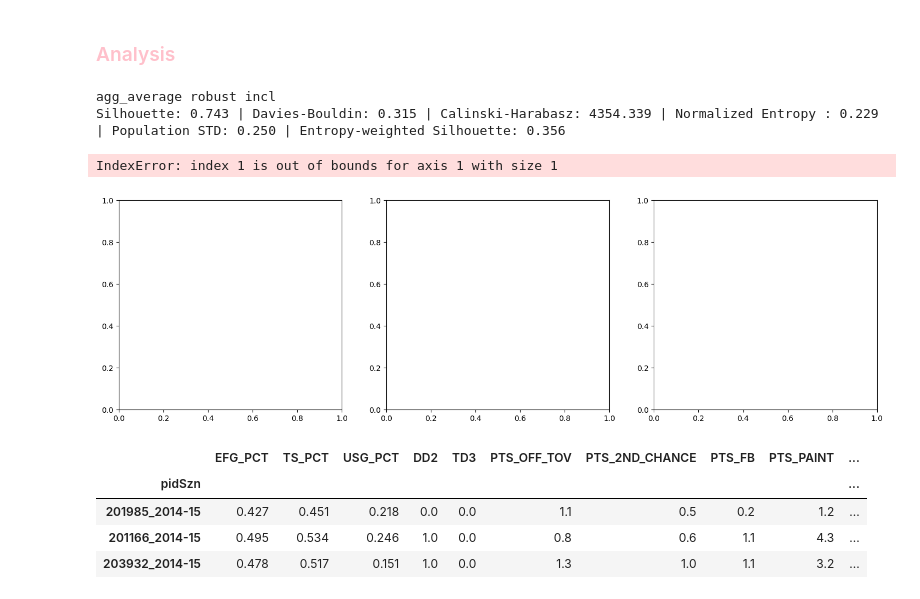
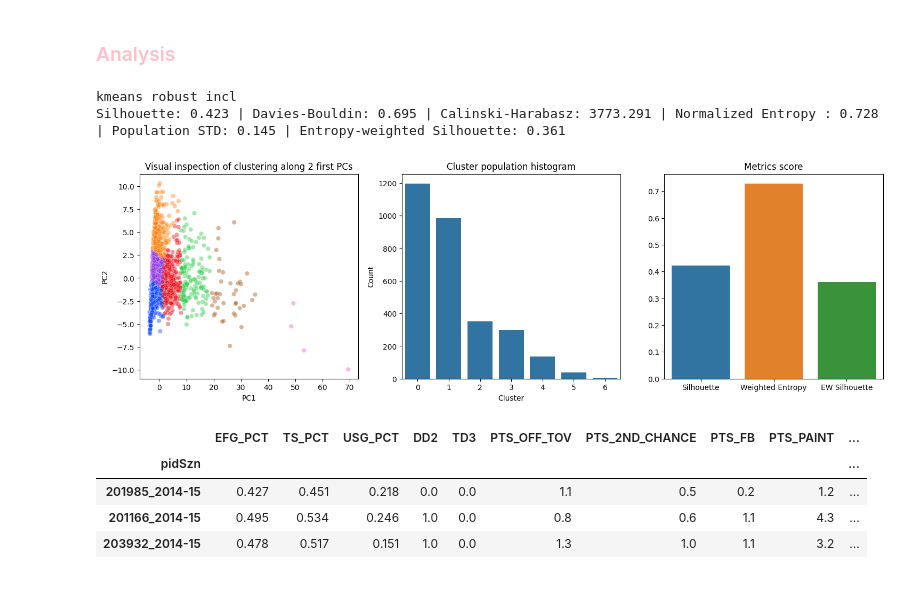
Before and after one commit to arnaud-odet/Roster_Building, a Jupyter notebook: notebooks/clustering.ipynb, the cells around one changed output. Saved outputs shown, nothing was run; the diff lists cells and outputs as text; code cells hidden in the pictures.

Commit message:
Possible recupration of feature objects from previous exps | introducing n_runs for clustering comparisons

```diff
--- a/notebooks/clustering.ipynb
+++ b/notebooks/clustering.ipynb
@@ -319,11 +319,12 @@ for fs, thres in zip(['incl','excl','autoexcl'], [40,40, 36]):
 # %% [markdown]
 #### Highest score per metric
 # %%
-target_n_clust = 6
+target_n_clust = 6 # Set to 2 to ignore
+target_evr = 0.6 # Set to 0.4 to ignore
 
 for k,v in METRICS_ASC.items():
     print(k)
-    display(cdf[cdf['n_clust']>= target_n_clust].sort_values(by = k, ascending= v).head(3))
+    display(cdf[(cdf['n_clust']>= target_n_clust) & (cdf['evr']>= target_evr)].sort_values(by = k, ascending= v).head(3))
 # %% [output]
 silhouette_score
 |  | feature_selection | method | scaling | evr | n_PC | n_clust | silhouette_score | davies_bouldin | ... |
@@ -353,11 +354,12 @@ population_std
 # %%
-target_n_clust = 6
+target_n_clust = 6 # Set to 2 to ignore
+target_evr = 0.6 # Set to 0.4 to ignore
 top_k = 10
 ref_metric = 'evr_e_w_silhouette'
 
 top_clusterings = {}
 for k,v in METRICS_ASC.items():
-    _tdf = cdf[cdf['n_clust']>= target_n_clust].sort_values(by = k, ascending= v).head(top_k).reset_index(drop=True)
+    _tdf = cdf[(cdf['n_clust']>= target_n_clust) & (cdf['evr']>= target_evr)].sort_values(by = k, ascending= v).head(top_k).reset_index(drop=True)
     best_index = _tdf.sort_values(by = ref_metric, ascending=False).index[0]
     params = []
     for index,row in _tdf.iterrows():
@@ -408,14 +415,14 @@ Silhouette: 0.165 | Davies-Bouldin: 1.629 | Calinski-Harabasz: 419.664 | Normali
 # %% [markdown]
 ### <span style = 'color:pink'> Analysis
 # %%
-item = top_clusterings['silhouette_score']['params'][top_clusterings['calinski_harabasz']['best_index']]
+metric = 'calinski_harabasz'
+item = top_clusterings[metric]['params'][top_clusterings[metric]['best_index']]
 print(item['method'], item['scaling'], item['feature_selection'])
 X_proj, labels = clusterer.plot_clustering(**item, return_data=True)
 # %% [output]
-agg_average robust incl
-Silhouette: 0.743 | Davies-Bouldin: 0.315 | Calinski-Harabasz: 4354.339 | Normalized Entropy : 0.229 | Population STD: 0.250 | Entropy-weighted Silhouette: 0.356
+kmeans robust incl
+Silhouette: 0.423 | Davies-Bouldin: 0.695 | Calinski-Harabasz: 3773.291 | Normalized Entropy : 0.728 | Population STD: 0.145 | Entropy-weighted Silhouette: 0.361
-IndexError: index 1 is out of bounds for axis 1 with size 1
-[figure, old version]
+[figure, new version]
 # %%
 cluster_df = clusterer.colinearity_handler.df.copy()
 cluster_df['id'] = [int(x.split('_')[0]) for x in cluster_df.index]
```
Also changed, not shown: parts of 8 cells of this notebook, 2 other files.
